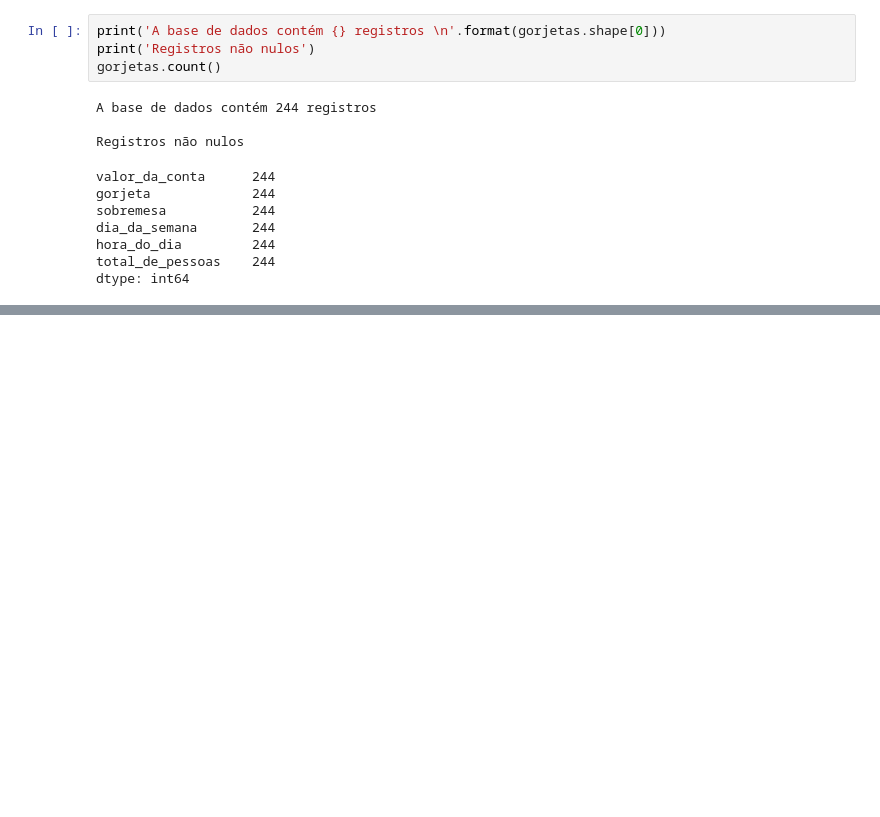
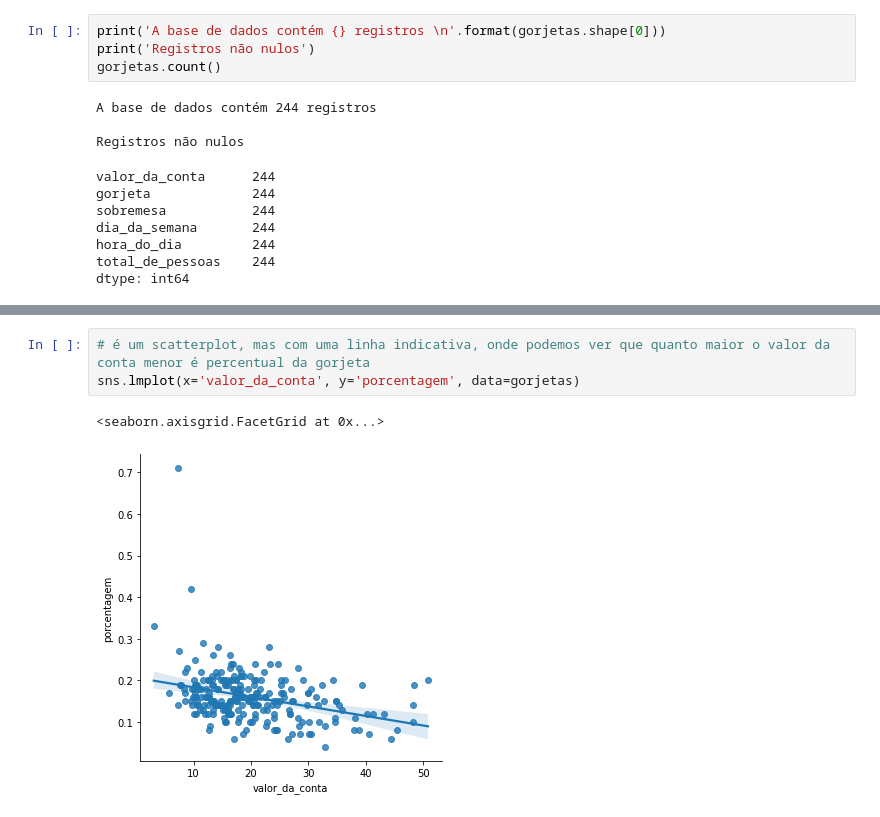
Before and after one commit to marceloicampos/alura-jupyter-python, a Jupyter notebook: aulas/EDA-Gorjetas.ipynb, the cells around one changed output, grey strips where cells are left out. Cells and saved outputs as stored; diff of their text form; blank space fills up the shorter version.

```diff
--- a/aulas/EDA-Gorjetas.ipynb
+++ b/aulas/EDA-Gorjetas.ipynb
@@ -257,0 +304,6 @@ dtype: int64
+# %%
+# é um scatterplot, mas com uma linha indicativa, onde podemos ver que quanto maior o valor da conta menor é percentual da gorjeta
+sns.lmplot(x='valor_da_conta', y='porcentagem', data=gorjetas)
+# %% [output]
+<seaborn.axisgrid.FacetGrid at 0x...>
+[figure, added]
```
Also changed, not shown: parts of 8 cells of this notebook.
